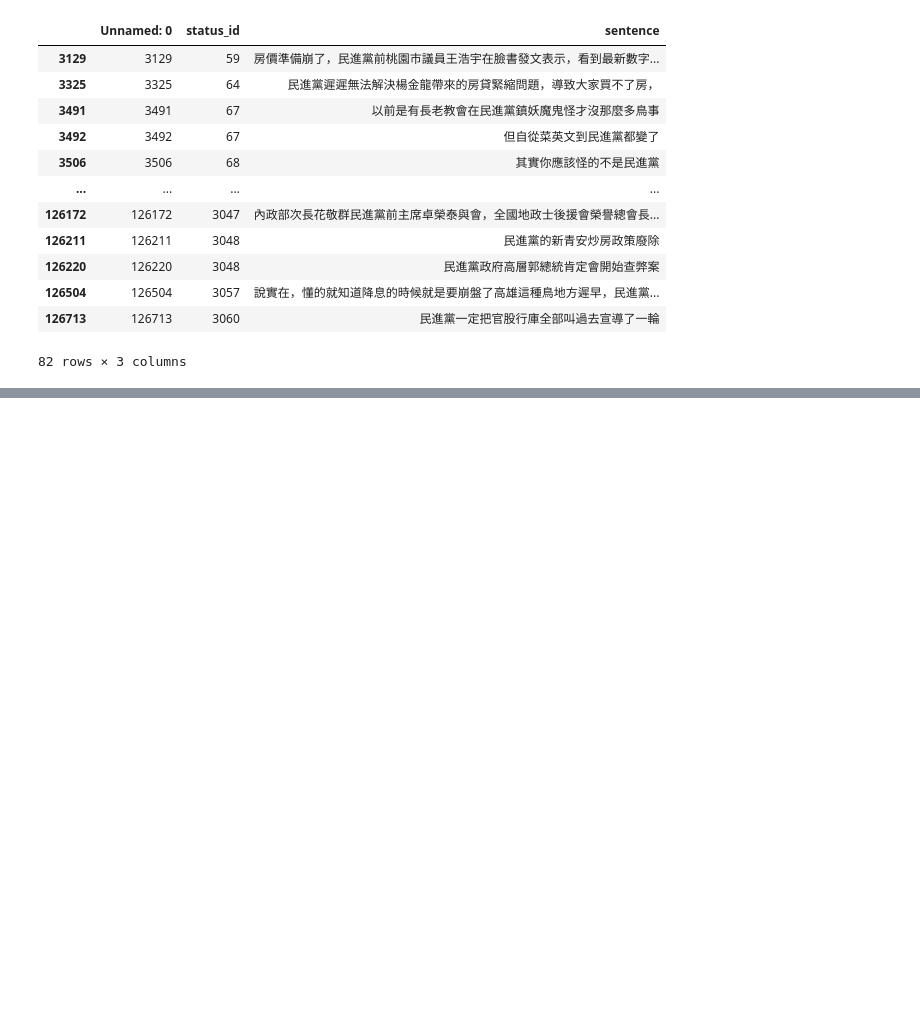
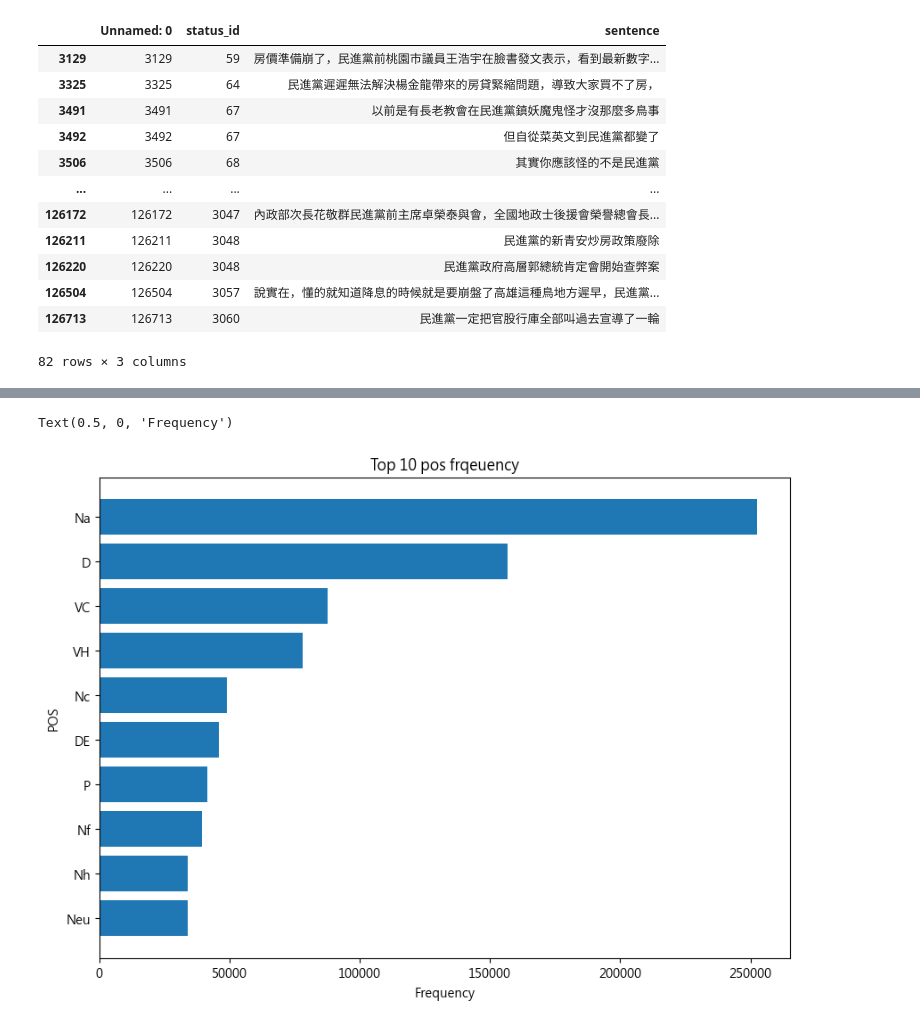
Before and after one commit to hsuan1120/Loan, a Jupyter notebook: loans.ipynb, the cells around one changed output, grey strips where cells are left out. Drawn from its saved outputs; the diff is of its cells as text; code cells hidden in the pictures; blank space fills up the shorter version.

```diff
--- a/loans.ipynb
+++ b/loans.ipynb
@@ -1061,0 +1077,4 @@ sentence_table[sentence_table['sentence'].str.contains(key_word2)]
+# %%
+filter = ['COMMACATEGORY','PARENTHESISCATEGORY','PERIODCATEGORY','COLONCATEGORY']
+POS = pos_table[~pos_table['pos'].isin(filter)].groupby('pos')['pos'].count().reset_index(name='count').sort_values('count',ascending=False).head(10)
+POS
@@ -1061,0 +1093,11 @@ sentence_table[sentence_table['sentence'].str.contains(key_word2)]
+# %%
+fig, ax = plt.subplots(figsize = (10,7))
+
+ax.barh(POS['pos'], POS['count'])
+ax.invert_yaxis()
+ax.set_title("Top 10 pos frqeuency")
+ax.set_ylabel('POS')
+ax.set_xlabel('Frequency')
+# %% [output]
+Text(0.5, 0, 'Frequency')
+[figure, added]
```
Also changed, not shown: parts of 8 cells of this notebook.
